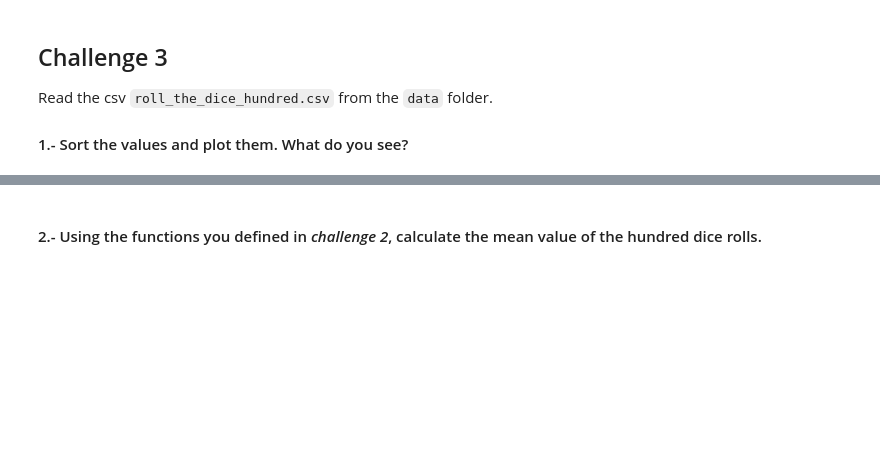
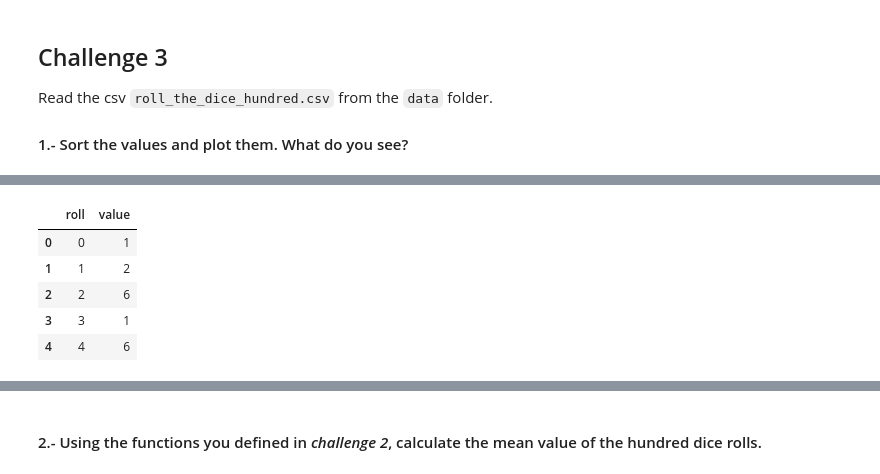
Before and after one commit to ta-data-bcn/descriptive-stats, a Jupyter notebook: your-code/main.ipynb, the cells around one changed output, grey strips where cells are left out. Saved outputs shown, nothing was run; the diff lists cells and outputs as text; code cells hidden in the pictures; blank space fills up the shorter version.

```diff
--- a/your-code/main.ipynb
+++ b/your-code/main.ipynb
@@ -130,0 +151,11 @@ your comments here
+# %%
+# Drop the unnamed column
+roll_the_dice_hundred = roll_the_dice_hundred.drop(columns=["Unnamed: 0"])
+roll_the_dice_hundred.head()
+# %% [output]
+|  | roll | value |
+| 0 | 0 | 1 |
+| 1 | 1 | 2 |
+| 2 | 2 | 6 |
+| 3 | 3 | 1 |
+| 4 | 4 | 6 |
```
Also changed, not shown: parts of 12 cells of this notebook.
